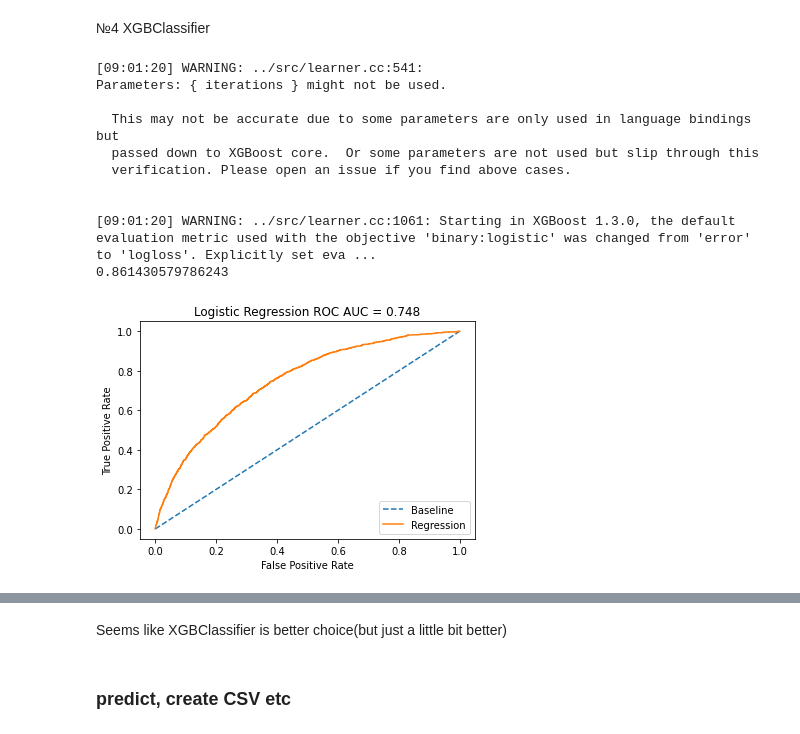
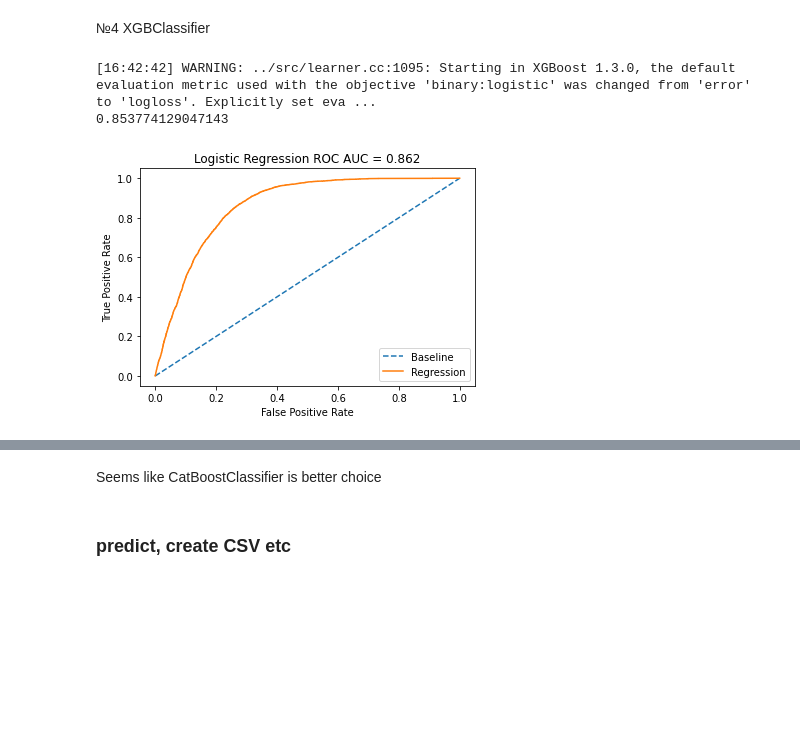
Before and after one commit to PrusRoman/skillfactory_rds, a Jupyter notebook: project_4_Credit_Scoring/sf_Credit_Scoring.ipynb, the cells around one changed output, grey strips where cells are left out. Cells and saved outputs as stored; diff of their text form; code cells hidden in the pictures; blank space fills up the shorter version.

```diff
--- a/project_4_Credit_Scoring/sf_Credit_Scoring.ipynb
+++ b/project_4_Credit_Scoring/sf_Credit_Scoring.ipynb
@@ -390,5 +390,5 @@ default_cli = train[train['default']==1]
 
 default_new = int(len(cli)/len(default_cli))
 for i in range(default_new):
-    df_train = df_train.append(ones).reset_index(drop=True)
+    train = train.append(default_cli).reset_index(drop=True)
 # %%
@@ -405,11 +405,11 @@ Should be better
 split data
 # %%
 test = test.drop(['Train','default'], axis=1)
-
 X = train.drop('default', axis=1).values
 y = train['default'].values
 
-X_train, X_test, y_train, y_test = train_test_split(X, y, test_size=0.2, random_state=42,shuffle=False)
+X_train, X_test, y_train, y_test = train_test_split(X, y, test_size=0.2,
+                                                    random_state=42, shuffle=True)
 # %% [markdown]
 №1 LogisticRegression
 # %%
@@ -470,28 +469,20 @@ show_roc_curve(lgbm, X_test, y_test)
 # %% [markdown]
 №4 XGBClassifier
 # %%
-#best ROC AUC 0.748
-xgb = XGBClassifier(iterations=100, colsample_bytree= 0.01, gamma= 8,
-                    learning_rate= 0.4, max_depth= 3, min_child_weight= 10,
-                    subsample= 0.6).fit(X_train, y_train)
+#best ROC AUC 0.862
+xgb = XGBClassifier(colsample_bytree= 0.01, gamma= 8,
+                    learning_rate= 1, max_depth= 100, min_child_weight= 1,
+                    subsample= 1).fit(X_train, y_train)
 print(xgb.score(X_train, y_train))
 show_roc_curve(xgb, X_test, y_test)
 # %% [output]
-[09:01:20] WARNING: ../src/learner.cc:541:
-Parameters: { iterations } might not be used.
-
-  This may not be accurate due to some parameters are only used in language bindings but
-  passed down to XGBoost core.  Or some parameters are not used but slip through this
-  verification. Please open an issue if you find above cases.
-
-
-[09:01:20] WARNING: ../src/learner.cc:1061: Starting in XGBoost 1.3.0, the default evaluation metric used with the objective 'binary:logistic' was changed from 'error' to 'logloss'. Explicitly set eva ...
-0.861430579786243
+[16:42:42] WARNING: ../src/learner.cc:1095: Starting in XGBoost 1.3.0, the default evaluation metric used with the objective 'binary:logistic' was changed from 'error' to 'logloss'. Explicitly set eva ...
+0.853774129047143
-[figure, old version]
+[figure, new version]
 # %% [markdown]
 <img src="https://miro.medium.com/max/390/1*KTr6fY-beuzwICSDJeofww.jpeg" />
 # %% [markdown]
-Seems like XGBClassifier is better choice(but just a little bit better)
+Seems like CatBoostClassifier is better choice
 # %% [markdown]
 ### predict, create CSV etc
 # %%
```
Also changed, not shown: parts of 11 cells of this notebook, 1 other file.
